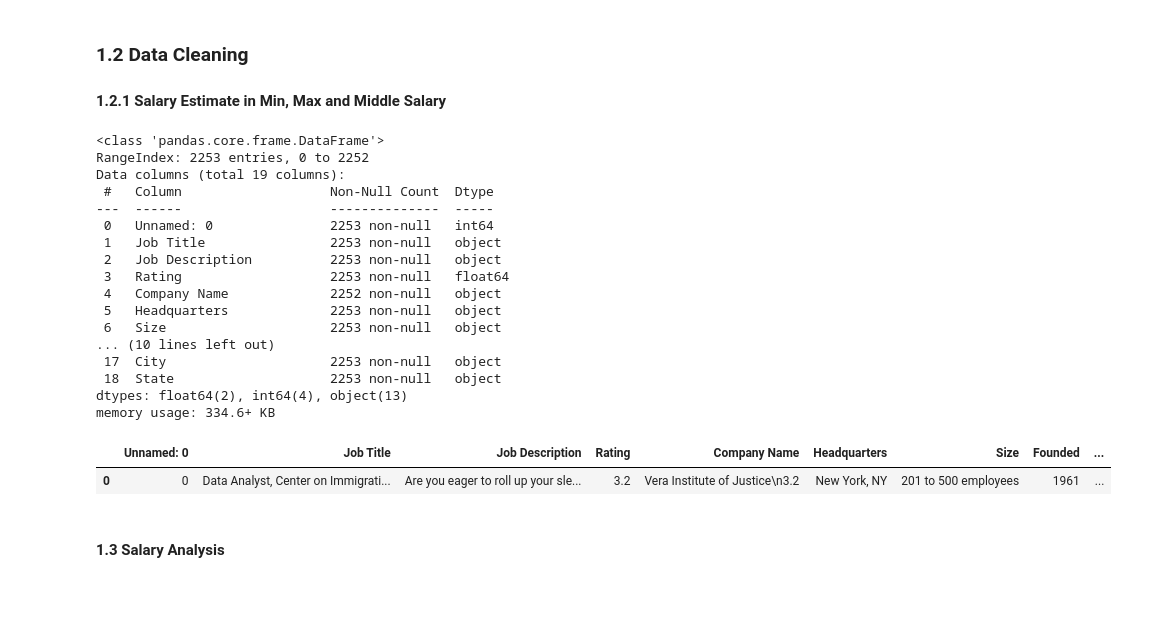
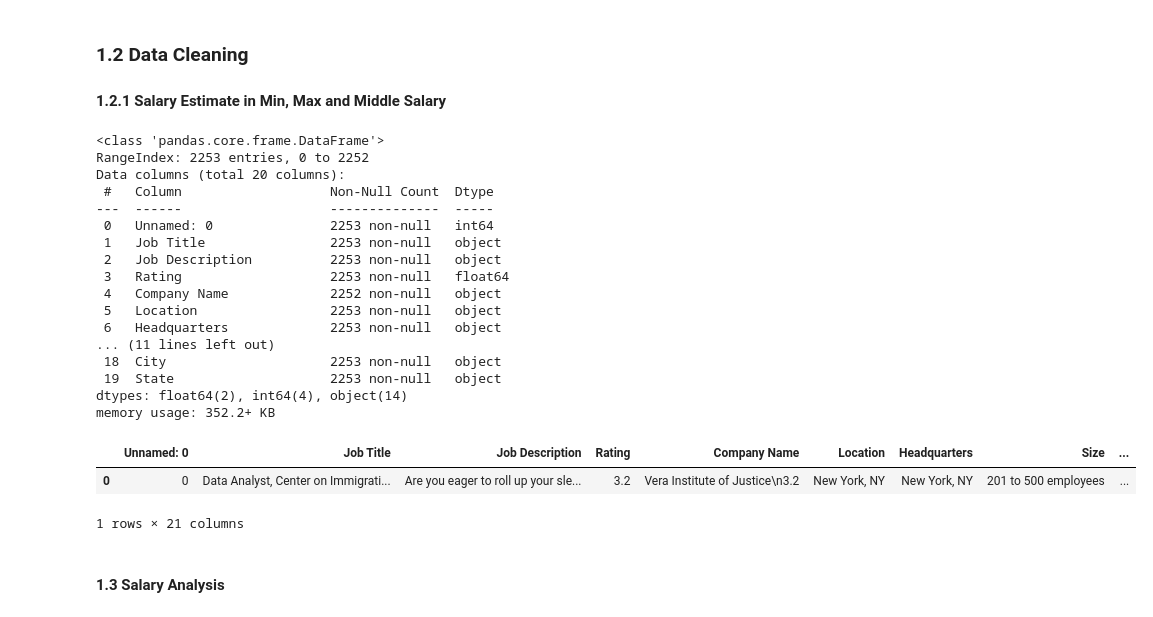
Before and after one commit to tvankov/Data-Analyst-Job-Market, a Jupyter notebook: DataAnalystJobMarketAnalysis_USAvsGermanyComparison.ipynb, the cells around one changed output. Cells and saved outputs as stored; diff of their text form; code cells hidden in the pictures.

```diff
--- a/DataAnalystJobMarketAnalysis_USAvsGermanyComparison.ipynb
+++ b/DataAnalystJobMarketAnalysis_USAvsGermanyComparison.ipynb
@@ -95,44 +95,49 @@ df_usa_cleaned['Average Salary Estimate'] = (df_usa_cleaned['Min Salary Estimate
 # Stadt extrahieren (vor dem Komma)
 df_usa_cleaned['City'] = df_usa_cleaned['Location'].str.split(',').str[0].str.strip()
 
 # State extrahieren (nach dem Komma)
 df_usa_cleaned['State'] = df_usa_cleaned['Location'].str.split(',').str[1].str.strip()
 
 # Converrt to String
 # df_usa_cleaned['City'] = df_usa_cleaned['City'].astype('string')
 # df_usa_cleaned['State'] = df_usa_cleaned['State'].astype('string')
 
 # Delewte the Location Collum
-df_usa_cleaned.drop('Location', axis=1, inplace=True)
+# df_usa_cleaned.drop('Location', axis=1, inplace=True)
 df_usa_cleaned.info()
 
 # Prüfen
 # print("\nBeispiele:")
 # print(df_usa_cleaned[['Location', 'City', 'State']].head(10))
 
+# Remote-Jobs identifizieren
+df_usa_cleaned['Is_Remote'] = df_usa_cleaned['Location'].str.contains('Remote', case=False, na=False)
+
+
 
 # df_usa_cleaned.info()
 df_usa_cleaned.head(1)
 # %% [output]
 <class 'pandas.core.frame.DataFrame'>
 RangeIndex: 2253 entries, 0 to 2252
-Data columns (total 19 columns):
+Data columns (total 20 columns):
  #   Column                   Non-Null Count  Dtype
 ---  ------                   --------------  -----
  0   Unnamed: 0               2253 non-null   int64
  1   Job Title                2253 non-null   object
  2   Job Description          2253 non-null   object
  3   Rating                   2253 non-null   float64
  4   Company Name             2252 non-null   object
- 5   Headquarters             2253 non-null   object
- 6   Size                     2253 non-null   object
-... (10 lines left out)
- 17  City                     2253 non-null   object
- 18  State                    2253 non-null   object
-dtypes: float64(2), int64(4), object(13)
-memory usage: 334.6+ KB
+ 5   Location                 2253 non-null   object
+ 6   Headquarters             2253 non-null   object
+... (11 lines left out)
+ 18  City                     2253 non-null   object
+ 19  State                    2253 non-null   object
+dtypes: float64(2), int64(4), object(14)
+memory usage: 352.2+ KB
-|  | Unnamed: 0 | Job Title | Job Description | Rating | Company Name | Headquarters | Size | Founded | ... |
-| 0 | 0 | Data Analyst, Center on Immigrati... | Are you eager to roll up your sle... | 3.2 | Vera Institute of Justice\n3.2 | New York, NY | 201 to 500 employees | 1961 | ... |
+|  | Unnamed: 0 | Job Title | Job Description | Rating | Company Name | Location | Headquarters | Size | ... |
+| 0 | 0 | Data Analyst, Center on Immigrati... | Are you eager to roll up your sle... | 3.2 | Vera Institute of Justice\n3.2 | New York, NY | New York, NY | 201 to 500 employees | ... |
+1 rows × 21 columns
 # %% [markdown]
 #### 1.3 Salary Analysis
 # %%
```
Also changed, not shown: parts of 33 cells of this notebook, 7 other files.
